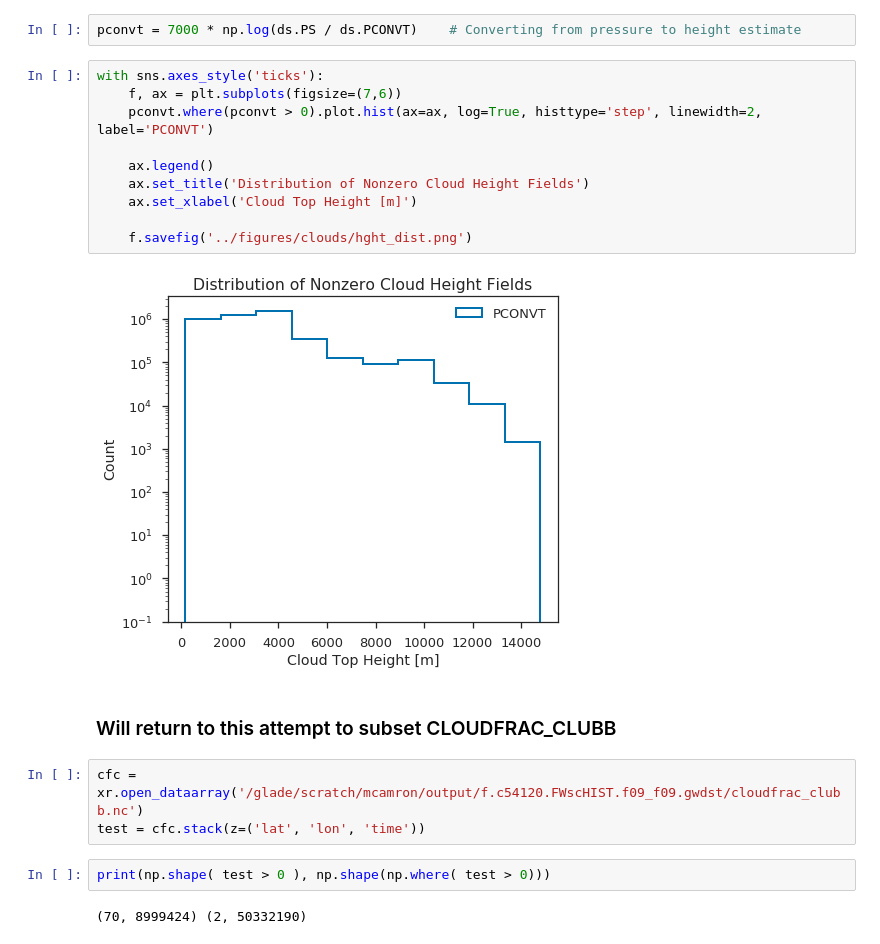
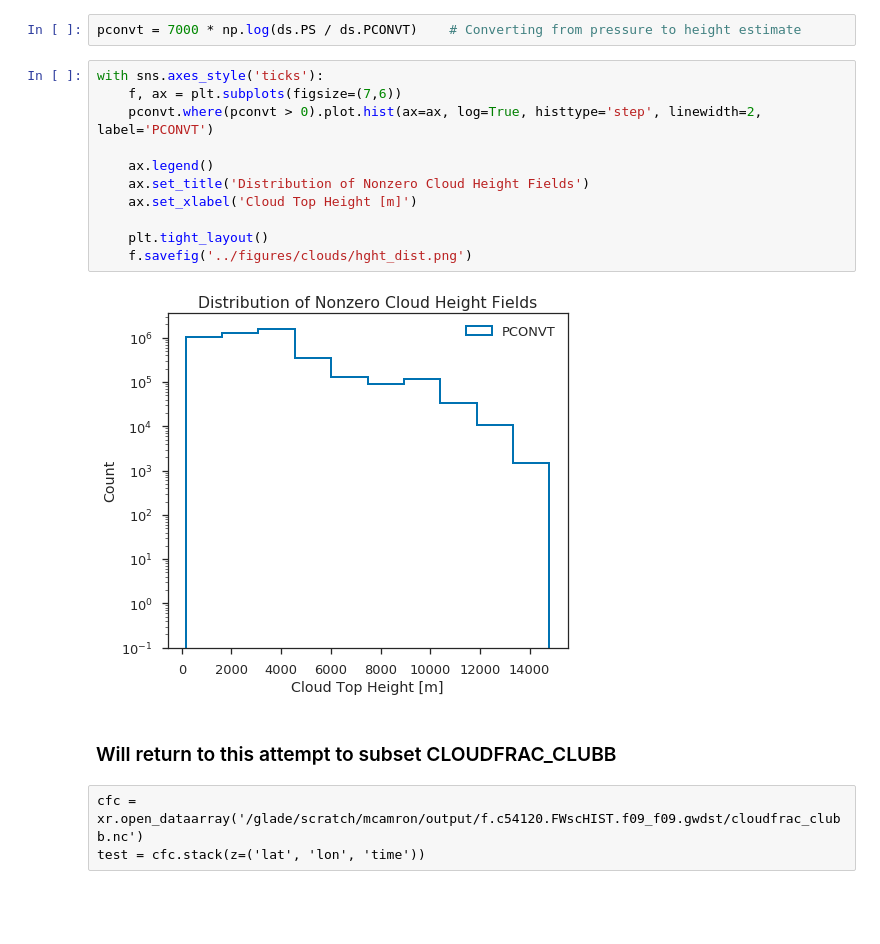
Before and after one commit to dcamron/ncar-gwdst, a Jupyter notebook: notebooks/clouds.ipynb, the cells around one changed output. Drawn from its saved outputs; the diff is of its cells as text; blank space fills up the shorter version.

```diff
--- a/notebooks/clouds.ipynb
+++ b/notebooks/clouds.ipynb
@@ -43,21 +43,18 @@ pconvt = 7000 * np.log(ds.PS / ds.PCONVT)    # Converting from pressure to heigh
 # %%
 with sns.axes_style('ticks'):
     f, ax = plt.subplots(figsize=(7,6))
     pconvt.where(pconvt > 0).plot.hist(ax=ax, log=True, histtype='step', linewidth=2, label='PCONVT')
 
     ax.legend()
     ax.set_title('Distribution of Nonzero Cloud Height Fields')
     ax.set_xlabel('Cloud Top Height [m]')
 
+    plt.tight_layout()
     f.savefig('../figures/clouds/hght_dist.png')
 # %% [output]
-[figure, old version]
+[figure, new version]
 # %% [markdown]
 ### Will return to this attempt to subset CLOUDFRAC_CLUBB
-# %%
-cfc = xr.open_dataarray('/glade/scratch/mcamron/output/f.c54120.FWscHIST.f09_f09.gwdst/cloudfrac_clubb.nc')
-test = cfc.stack(z=('lat', 'lon', 'time'))
-# %%
-print(np.shape( test > 0 ), np.shape(np.where( test > 0)))
-# %% [output]
-(70, 8999424) (2, 50332190)
+# %% [raw]
+cfc = xr.open_dataarray('/glade/scratch/mcamron/output/f.c54120.FWscHIST.f09_f09.gwdst/cloudfrac_clubb.nc')
+test = cfc.stack(z=('lat', 'lon', 'time'))
```
Also changed, not shown: 4 other files.
